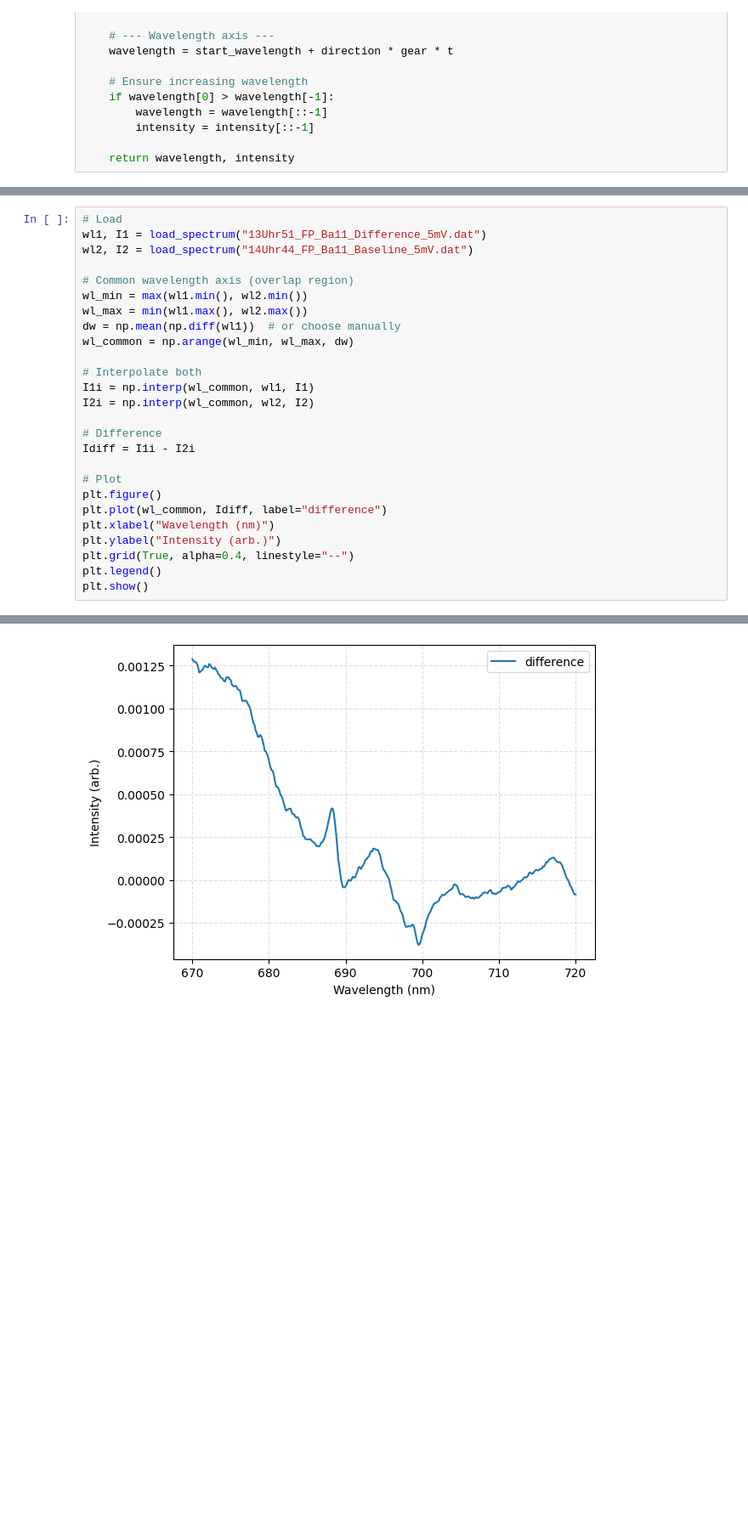
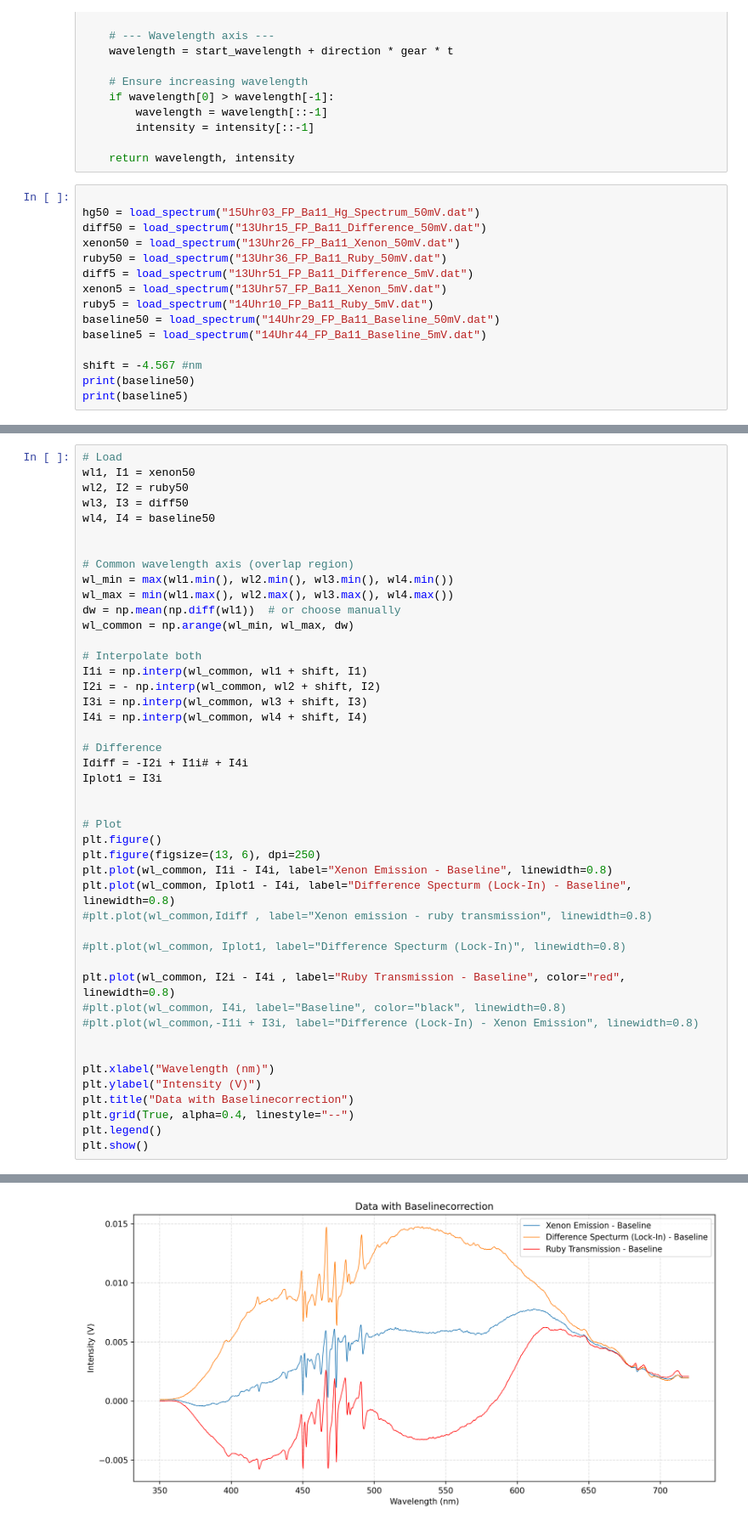
Before and after one commit to cembomembo/FP-Isolatorkristall, a Jupyter notebook: resources/data/SpectrumPlotter.ipynb, the cells around one changed output, grey strips where cells are left out. Shown at 85% size. Drawn from its saved outputs; the diff is of its cells as text; blank space fills up the shorter version.

```diff
--- a/resources/data/SpectrumPlotter.ipynb
+++ b/resources/data/SpectrumPlotter.ipynb
@@ -253,3 +234,18 @@ def load_spectrum(filename):
         intensity = intensity[::-1]
 
     return wavelength, intensity
+# %%
+
+hg50 = load_spectrum("15Uhr03_FP_Ba11_Hg_Spectrum_50mV.dat")
+diff50 = load_spectrum("13Uhr15_FP_Ba11_Difference_50mV.dat")
+xenon50 = load_spectrum("13Uhr26_FP_Ba11_Xenon_50mV.dat")
+ruby50 = load_spectrum("13Uhr36_FP_Ba11_Ruby_50mV.dat")
+diff5 = load_spectrum("13Uhr51_FP_Ba11_Difference_5mV.dat")
+xenon5 = load_spectrum("13Uhr57_FP_Ba11_Xenon_5mV.dat")
+ruby5 = load_spectrum("14Uhr10_FP_Ba11_Ruby_5mV.dat")
+baseline50 = load_spectrum("14Uhr29_FP_Ba11_Baseline_50mV.dat")
+baseline5 = load_spectrum("14Uhr44_FP_Ba11_Baseline_5mV.dat")
+
+shift = -4.567 #nm
+print(baseline50)
+print(baseline5)
@@ -256,26 +270,45 @@ def load_spectrum(filename):
 # %%
 # Load
-wl1, I1 = load_spectrum("13Uhr51_FP_Ba11_Difference_5mV.dat")
-wl2, I2 = load_spectrum("14Uhr44_FP_Ba11_Baseline_5mV.dat")
+wl1, I1 = xenon50
+wl2, I2 = ruby50
+wl3, I3 = diff50
+wl4, I4 = baseline50
+
 
 # Common wavelength axis (overlap region)
-wl_min = max(wl1.min(), wl2.min())
-wl_max = min(wl1.max(), wl2.max())
+wl_min = max(wl1.min(), wl2.min(), wl3.min(), wl4.min())
+wl_max = min(wl1.max(), wl2.max(), wl3.max(), wl4.max())
 dw = np.mean(np.diff(wl1))  # or choose manually
 wl_common = np.arange(wl_min, wl_max, dw)
 
 # Interpolate both
-I1i = np.interp(wl_common, wl1, I1)
-I2i = np.interp(wl_common, wl2, I2)
+I1i = np.interp(wl_common, wl1 + shift, I1)
+I2i = - np.interp(wl_common, wl2 + shift, I2)
+I3i = np.interp(wl_common, wl3 + shift, I3)
+I4i = np.interp(wl_common, wl4 + shift, I4)
 
 # Difference
-Idiff = I1i - I2i
+Idiff = -I2i + I1i# + I4i
+Iplot1 = I3i
+
 
 # Plot
 plt.figure()
-plt.plot(wl_common, Idiff, label="difference")
+plt.figure(figsize=(13, 6), dpi=250)
+plt.plot(wl_common, I1i - I4i, label="Xenon Emission - Baseline", linewidth=0.8)
+plt.plot(wl_common, Iplot1 - I4i, label="Difference Specturm (Lock-In) - Baseline", linewidth=0.8)
+#plt.plot(wl_common,Idiff , label="Xenon emission - ruby transmission", linewidth=0.8)
+
+#plt.plot(wl_common, Iplot1, label="Difference Specturm (Lock-In)", linewidth=0.8)
+
+plt.plot(wl_common, I2i - I4i , label="Ruby Transmission - Baseline", color="red", linewidth=0.8)
+#plt.plot(wl_common, I4i, label="Baseline", color="black", linewidth=0.8)
+#plt.plot(wl_common,-I1i + I3i, label="Difference (Lock-In) - Xenon Emission", linewidth=0.8)
+
+
 plt.xlabel("Wavelength (nm)")
-plt.ylabel("Intensity (arb.)")
+plt.ylabel("Intensity (V)")
+plt.title("Data with Baselinecorrection")
 plt.grid(True, alpha=0.4, linestyle="--")
 plt.legend()
 plt.show()
@@ -283 +317 @@ plt.show()
-[figure, old version]
+[figure, new version]
```
Also changed, not shown: parts of 4 cells of this notebook, 8 other files.
